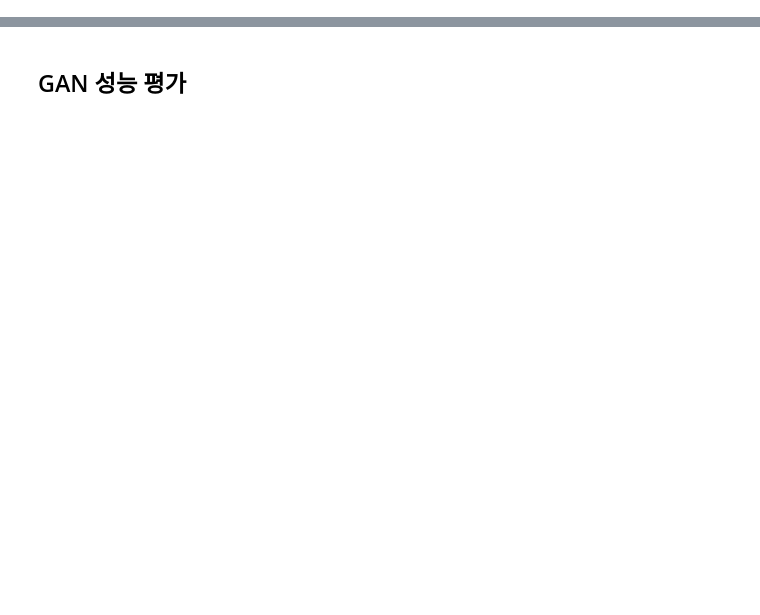
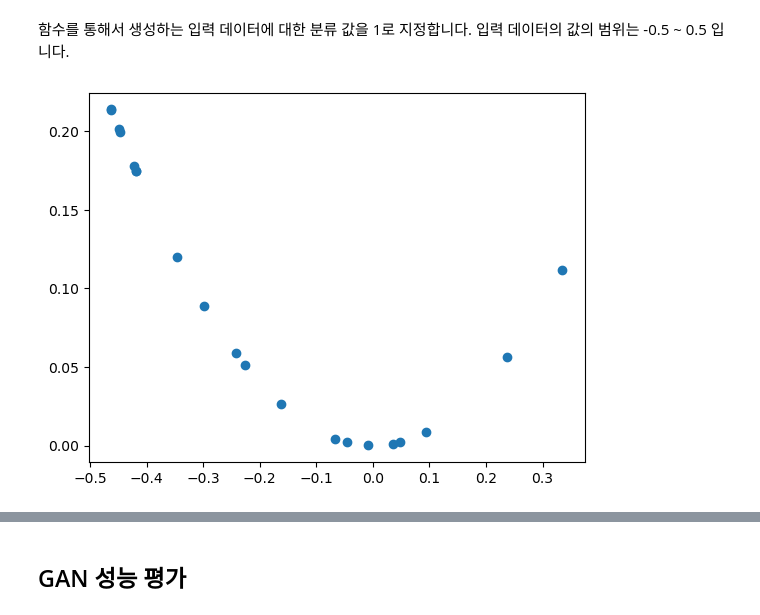
Before and after one commit to trvoid/ml-study, a Jupyter notebook: gan/1d-function-gan.ipynb, the cells around one changed output, grey strips where cells are left out. Drawn from its saved outputs; the diff is of its cells as text; code cells hidden in the pictures; blank space fills up the shorter version.

```diff
--- a/gan/1d-gan.ipynb
+++ b/gan/1d-function-gan.ipynb
@@ -76,15 +91,24 @@ _________________________________________________________________
 [figure]
+# %% [markdown]
+함수를 통해서 생성하는 입력 데이터에 대한 분류 값을 1로 지정합니다. 입력 데이터의 값의 범위는 -0.5 ~ 0.5 입니다.
 # %%
 from numpy import ones
 
 def generate_real_samples(n):
     X1 = rand(n) - 0.5
     X2 = X1 * X1
 
     X1 = X1.reshape(n, 1)
     X2 = X2.reshape(n, 1)
 
     X = hstack((X1, X2))
     y = ones((n, 1))
 
     return X, y
+
+real_X, real_y = generate_real_samples(20)
+
+pyplot.scatter(real_X[:, 0], real_X[:, 1])
+pyplot.show()
+# %% [output]
+[figure, added]
```
Also changed, not shown: parts of 31 cells of this notebook.
